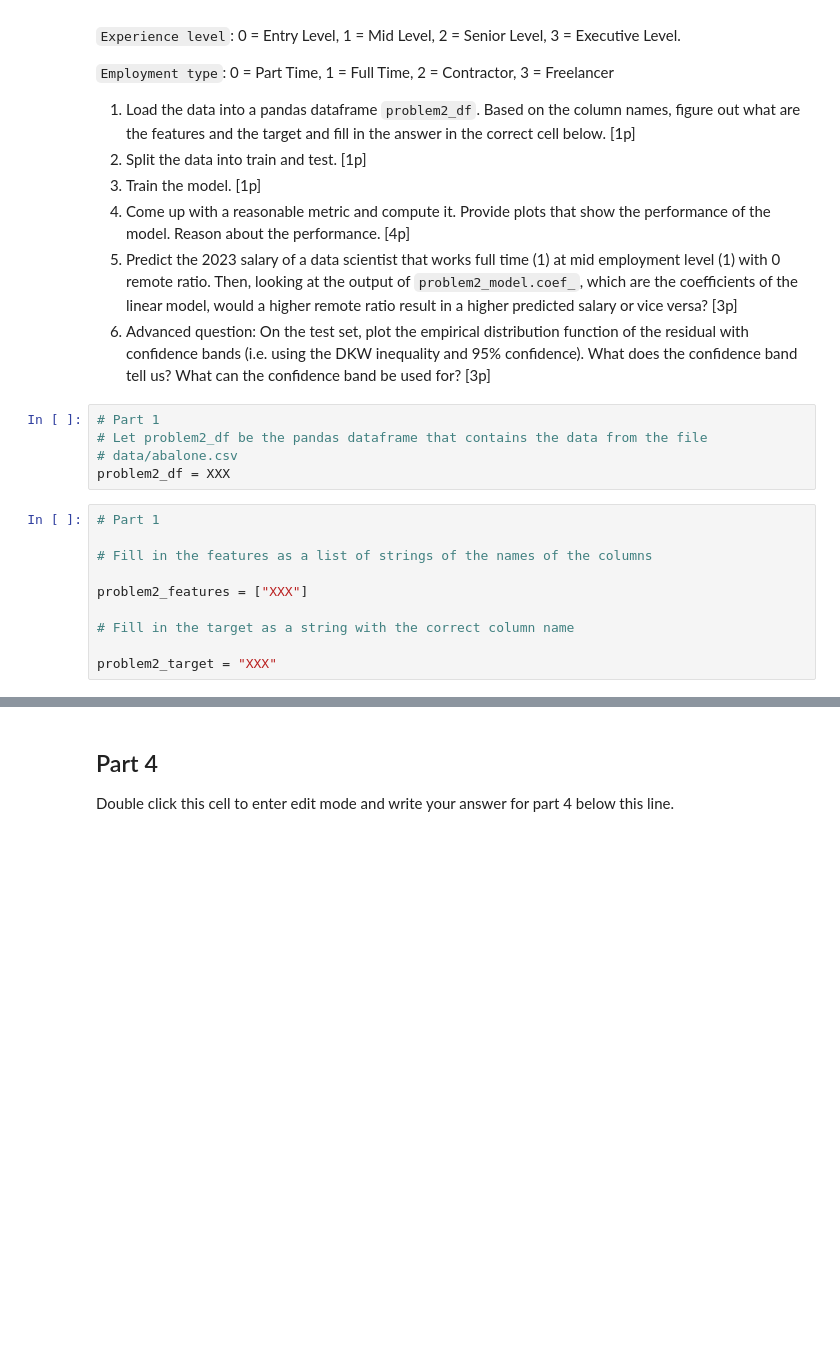
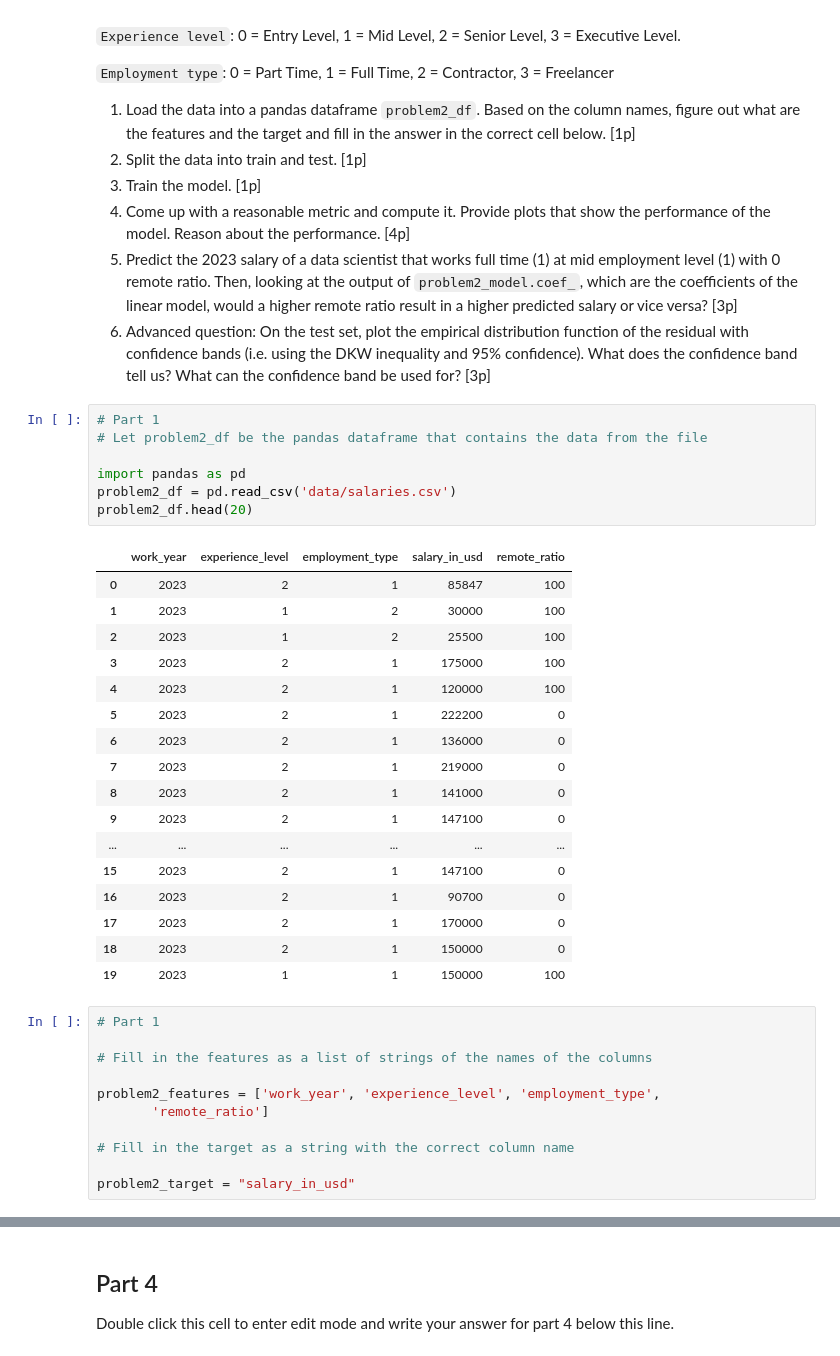
Before and after one commit to elisehammarstrom/ds, a Jupyter notebook: introduction_toDS/examT/ExamTLab.ipynb, the cells around one changed output, grey strips where cells are left out. Saved outputs shown, nothing was run; the diff lists cells and outputs as text; blank space fills up the shorter version.

```diff
--- a/introduction_toDS/examT/ExamTLab.ipynb
+++ b/introduction_toDS/examT/ExamTLab.ipynb
@@ -240,17 +240,38 @@ To evaluate your model, you will split the dataset into a training set and a tes
 # %%
 # Part 1
 # Let problem2_df be the pandas dataframe that contains the data from the file
-# data/abalone.csv
-problem2_df = XXX
+
+import pandas as pd
+problem2_df = pd.read_csv('data/salaries.csv')
+problem2_df.head(20)
+# %% [output]
+|  | work_year | experience_level | employment_type | salary_in_usd | remote_ratio |
+| 0 | 2023 | 2 | 1 | 85847 | 100 |
+| 1 | 2023 | 1 | 2 | 30000 | 100 |
+| 2 | 2023 | 1 | 2 | 25500 | 100 |
+| 3 | 2023 | 2 | 1 | 175000 | 100 |
+| 4 | 2023 | 2 | 1 | 120000 | 100 |
+| 5 | 2023 | 2 | 1 | 222200 | 0 |
+| 6 | 2023 | 2 | 1 | 136000 | 0 |
+| 7 | 2023 | 2 | 1 | 219000 | 0 |
+| 8 | 2023 | 2 | 1 | 141000 | 0 |
+| 9 | 2023 | 2 | 1 | 147100 | 0 |
+| ... | ... | ... | ... | ... | ... |
+| 15 | 2023 | 2 | 1 | 147100 | 0 |
+| 16 | 2023 | 2 | 1 | 90700 | 0 |
+| 17 | 2023 | 2 | 1 | 170000 | 0 |
+| 18 | 2023 | 2 | 1 | 150000 | 0 |
+| 19 | 2023 | 1 | 1 | 150000 | 100 |
 # %%
 # Part 1
 
 # Fill in the features as a list of strings of the names of the columns
 
-problem2_features = ["XXX"]
+problem2_features = ['work_year', 'experience_level', 'employment_type',
+       'remote_ratio']
 
 # Fill in the target as a string with the correct column name
 
-problem2_target = "XXX"
+problem2_target = "salary_in_usd"
 # %%
 # Part 2
```
Also changed, not shown: parts of 10 cells of this notebook, 5 other files.
